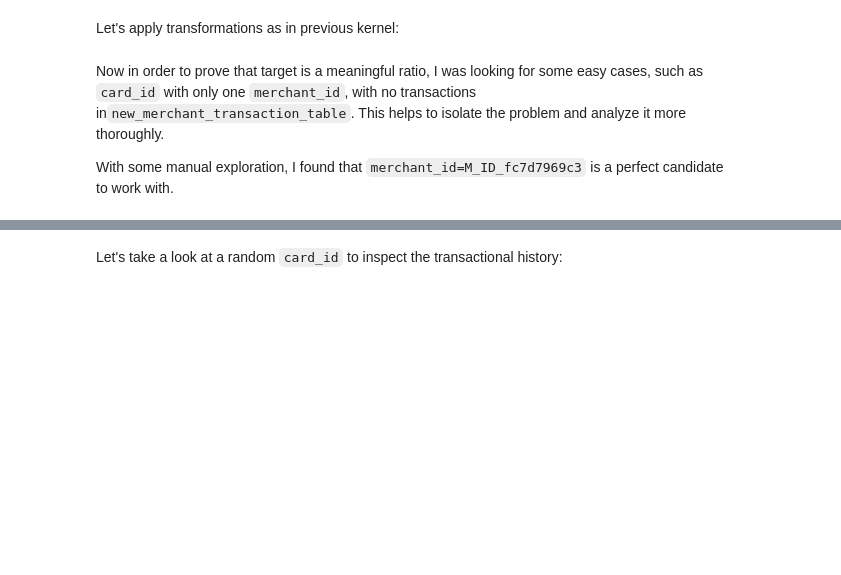
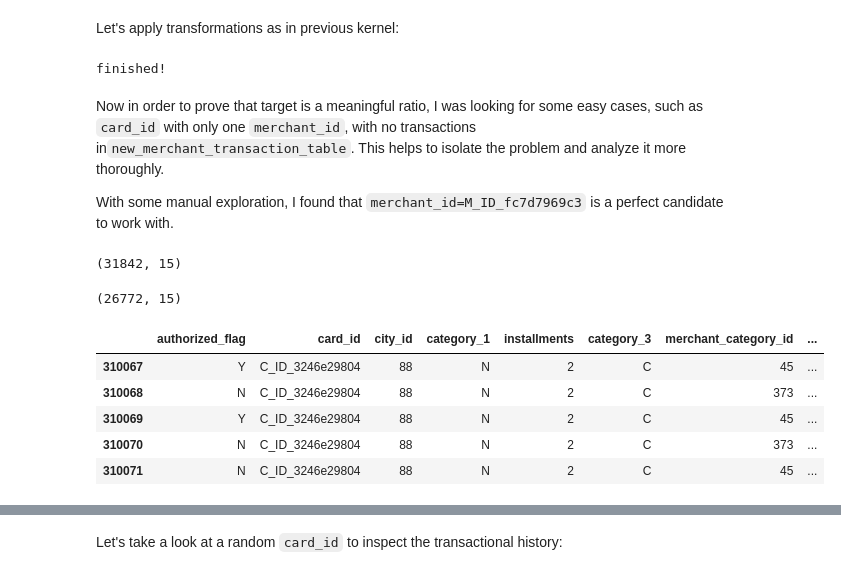
Before and after one commit to tusonggao/jupyter_notebook_dir, a Jupyter notebook: target-true-meaning-revealed.ipynb, the cells around one changed output, grey strips where cells are left out. Cells and saved outputs as stored; diff of their text form; code cells hidden in the pictures; blank space fills up the shorter version.

```diff
--- a/target-true-meaning-revealed.ipynb
+++ b/target-true-meaning-revealed.ipynb
@@ -22,6 +96,9 @@ Let's apply transformations as in previous kernel:
 new_merchant_transactions['purchase_amount_new'] = np.round(new_merchant_transactions['purchase_amount'] / 0.00150265118 + 497.06,2)
 historical_transactions['purchase_amount_new'] = np.round(historical_transactions['purchase_amount'] / 0.00150265118 + 497.06,2)
 train['target_raw'] = 2**train['target']
+print('finished!')
+# %% [output]
+finished!
 # %% [markdown]
 Now in order to prove that target is a meaningful ratio, I was looking for some easy cases, such as `card_id` with only one `merchant_id`, with no transactions in`new_merchant_transaction_table`. This helps to isolate the problem and analyze it more thoroughly.
 
@@ -30,5 +107,20 @@ With some manual exploration, I found that `merchant_id=M_ID_fc7d7969c3` is a pe
 merchant_counts = historical_transactions.groupby(['card_id'])['merchant_id'].nunique().reset_index(name = 'merchant_n')
 one_merchant = merchant_counts[merchant_counts['merchant_n']==1].reset_index(drop=True)
 dat = historical_transactions.loc[historical_transactions['card_id'].isin(one_merchant['card_id'])]
-dat = dat.loc[~dat['card_id'].isin(new_merchant_transactions['card_id'])]
-dat = dat.loc[dat.merchant_id=='M_ID_fc7d7969c3'].reset_index(drop=True)
+dat.shape
+# %% [output]
+(31842, 15)
+# %%
+dat = dat.loc[~dat['card_id'].isin(new_merchant_transactions['card_id'])]
+dat.shape
+# %% [output]
+(26772, 15)
+# %%
+dat.head()
+# %% [output]
+|  | authorized_flag | card_id | city_id | category_1 | installments | category_3 | merchant_category_id | ... |
+| 310067 | Y | C_ID_3246e29804 | 88 | N | 2 | C | 45 | ... |
+| 310068 | N | C_ID_3246e29804 | 88 | N | 2 | C | 373 | ... |
+| 310069 | Y | C_ID_3246e29804 | 88 | N | 2 | C | 45 | ... |
+| 310070 | N | C_ID_3246e29804 | 88 | N | 2 | C | 373 | ... |
+| 310071 | N | C_ID_3246e29804 | 88 | N | 2 | C | 45 | ... |
```
Also changed, not shown: parts of 10 cells of this notebook, 2 other files.
